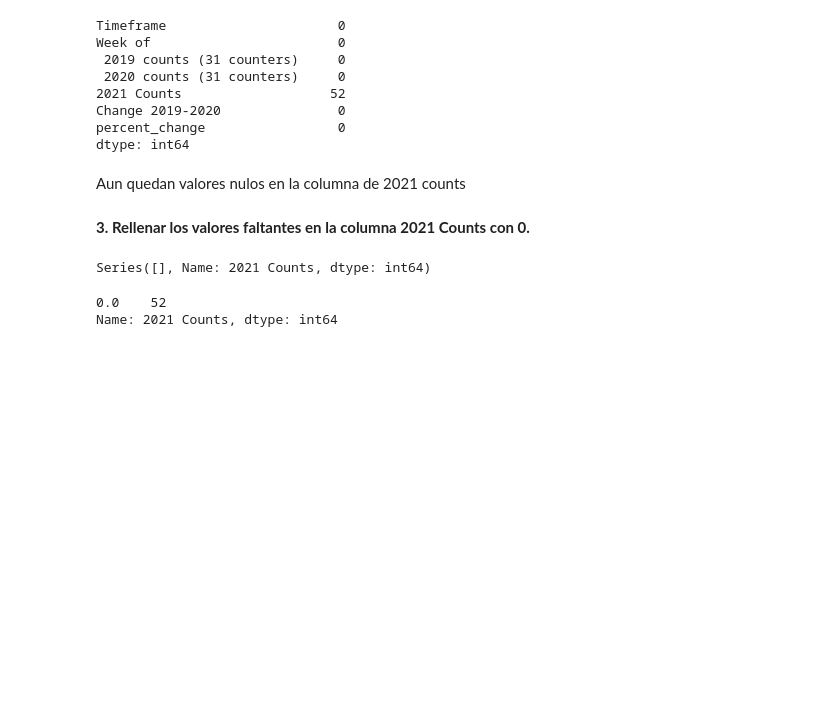
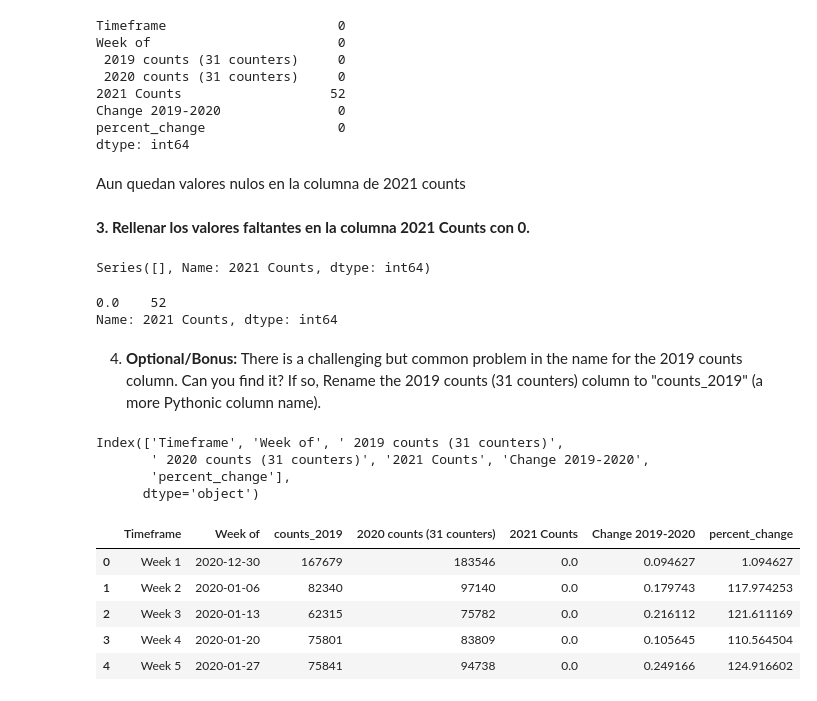
Before and after one commit to marce3-2140/Data-Analysis-with-Panda, a Jupyter notebook: bykes_RailsToTrails.ipynb, the cells around one changed output. Drawn from its saved outputs; the diff is of its cells as text; code cells hidden in the pictures; blank space fills up the shorter version.

```diff
--- a/bykes_RailsToTrails.ipynb
+++ b/bykes_RailsToTrails.ipynb
@@ -217,3 +217,26 @@ bike_df['2021 Counts'].value_counts()
 # %% [output]
 0.0    52
 Name: 2021 Counts, dtype: int64
+# %% [markdown]
+4. **Optional/Bonus:** There is a challenging but common problem in the name for the 2019 counts column. Can you find it? If so, Rename the 2019 counts (31 counters) column to "counts_2019" (a more Pythonic column name).
+# %%
+# This is challenging because there is an extra space before the column name!
+# ' 2019 counts (31 counters)'
+# This is hard to see/notice at first glance and requires extra attention to the name
+# It is common to have little issues like this in your column names!
+bike_df.columns
+# %% [output]
+Index(['Timeframe', 'Week of', ' 2019 counts (31 counters)',
+       ' 2020 counts (31 counters)', '2021 Counts', 'Change 2019-2020',
+       'percent_change'],
+      dtype='object')
+# %%
+bike_df = bike_df.rename(columns={' 2019 counts (31 counters)': 'counts_2019'})
+bike_df.head()
+# %% [output]
+|  | Timeframe | Week of | counts_2019 | 2020 counts (31 counters) | 2021 Counts | Change 2019-2020 | percent_change |
+| 0 | Week 1 | 2020-12-30 | 167679 | 183546 | 0.0 | 0.094627 | 1.094627 |
+| 1 | Week 2 | 2020-01-06 | 82340 | 97140 | 0.0 | 0.179743 | 117.974253 |
+| 2 | Week 3 | 2020-01-13 | 62315 | 75782 | 0.0 | 0.216112 | 121.611169 |
+| 3 | Week 4 | 2020-01-20 | 75801 | 83809 | 0.0 | 0.105645 | 110.564504 |
+| 4 | Week 5 | 2020-01-27 | 75841 | 94738 | 0.0 | 0.249166 | 124.916602 |
```
